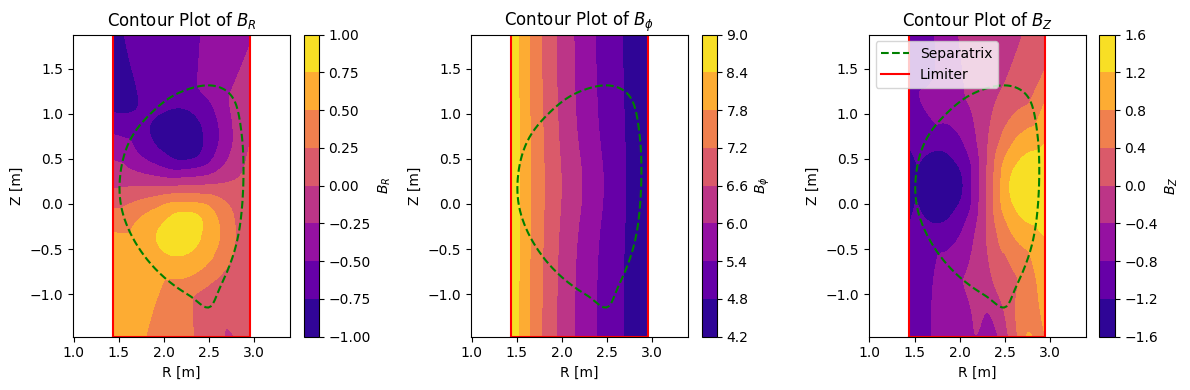
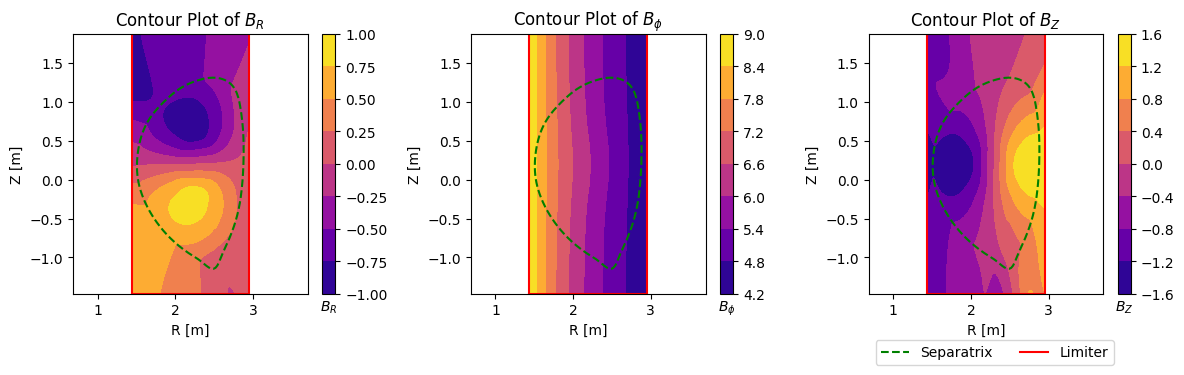
The change to this notebook cell's code, shown as a diff; its figure went from the first image to the second:
--- before
+++ after
@@ -3,5 +3,7 @@
 plt.subplot(1,3,1)
 plt.contourf(g.r_grid, g.z_grid, BR, cmap = 'plasma')
-plt.colorbar(label = r'$B_R$')
+cbar = plt.colorbar()
+cbar.ax.set_xlabel(r'$B_R$')
+cbar.ax.xaxis.set_label_position('bottom')
 plt.xlabel('R [m]')
 plt.ylabel('Z [m]')
@@ -13,5 +15,7 @@
 plt.subplot(1,3,2)
 plt.contourf(g.r_grid, g.z_grid, Bphi, cmap = 'plasma')
-plt.colorbar(label = r'$B_{\phi}$')
+cbar = plt.colorbar()
+cbar.ax.set_xlabel(r'$B_\phi$')
+cbar.ax.xaxis.set_label_position('bottom')
 plt.xlabel('R [m]')
 plt.ylabel('Z [m]')
@@ -23,5 +27,7 @@
 plt.subplot(1,3,3)
 plt.contourf(g.r_grid, g.z_grid, BZ, cmap = 'plasma')
-plt.colorbar(label = r'$B_Z$')
+cbar = plt.colorbar()
+cbar.ax.set_xlabel(r'$B_Z$')
+cbar.ax.xaxis.set_label_position('bottom')
 plt.xlabel('R [m]')
 plt.ylabel('Z [m]')
@@ -29,7 +35,8 @@
 plt.plot(g.rbdry, g.zbdry, 'g--', label = 'Separatrix')
 plt.plot(g.rlim, g.zlim, 'r', label = 'Limiter')
+plt.legend(loc='lower left', ncols=2, bbox_to_anchor=(0,-0.3))
 plt.title(r'Contour Plot of $B_Z$')
 
-plt.legend()
+
 plt.tight_layout()
 plt.show()

Commit: updated